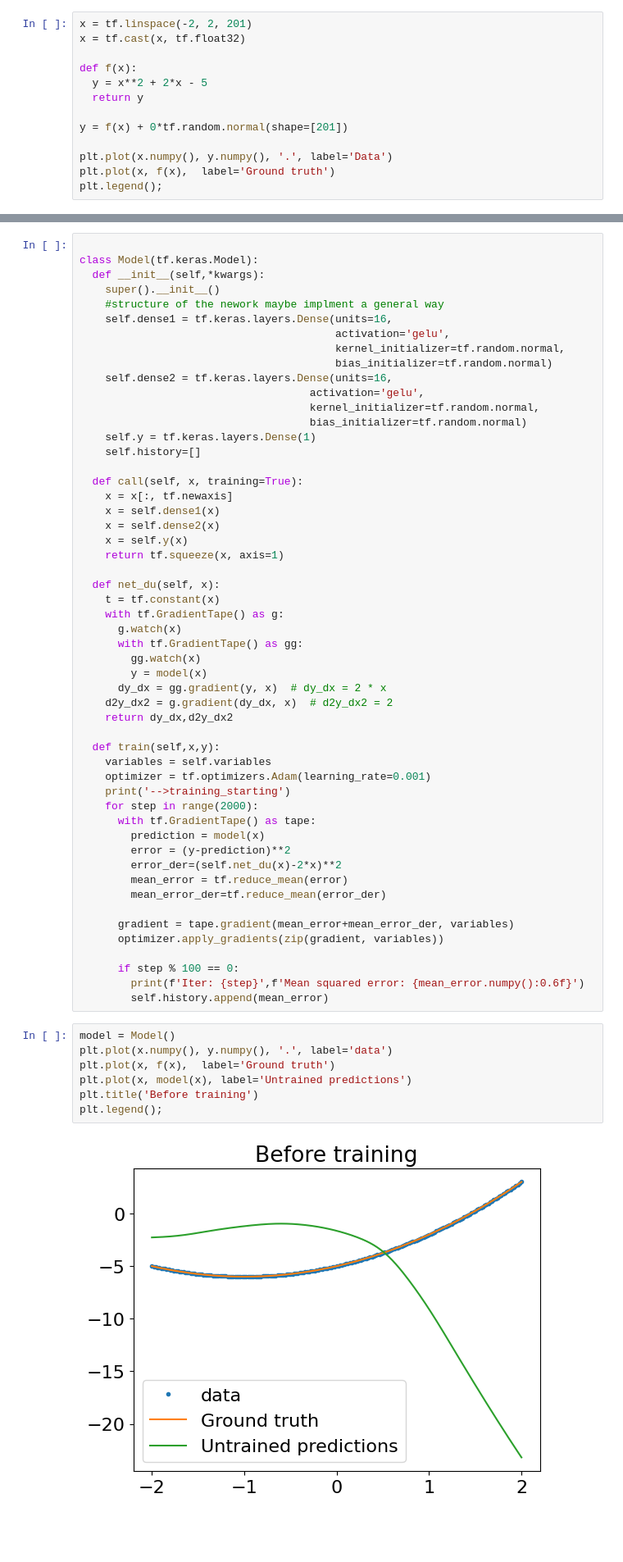
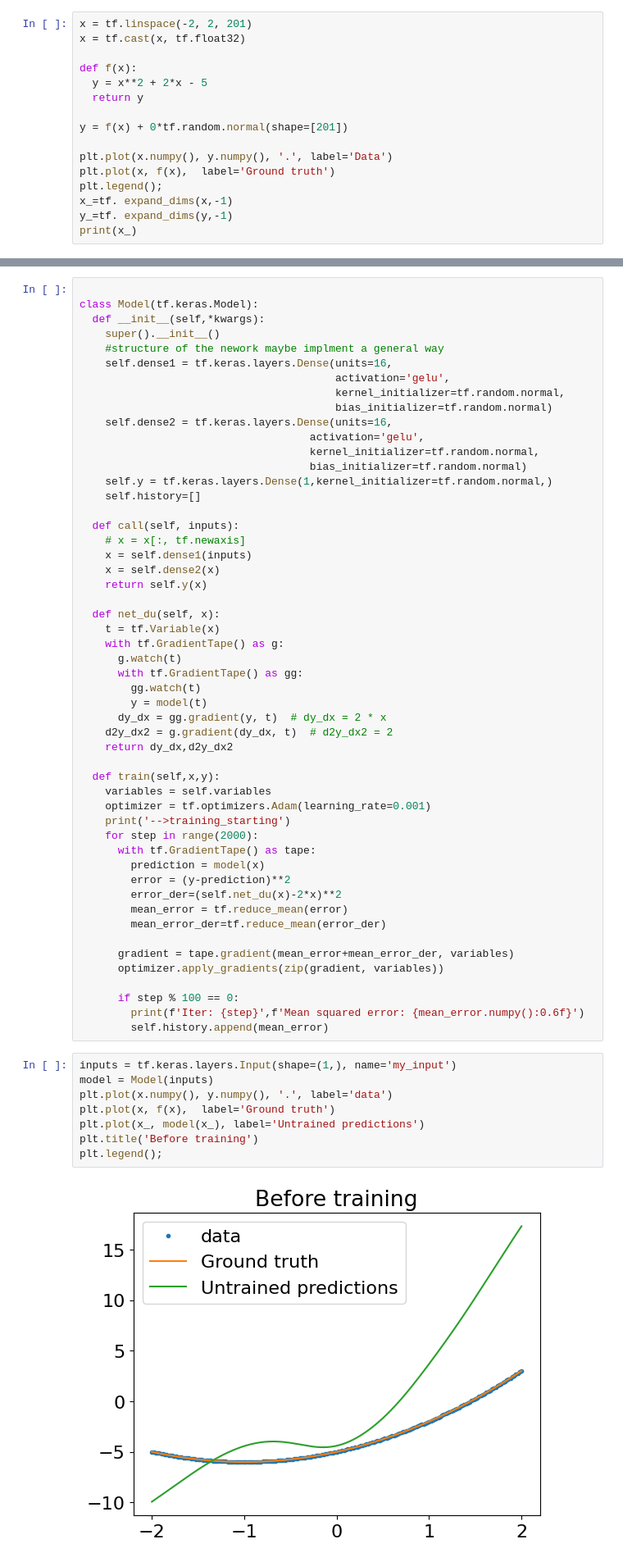
Before and after one commit to biondo999/napde_project, a Jupyter notebook: notebooks/tensorflow-basic.ipynb, the cells around one changed output, grey strips where cells are left out. Shown at 82% size. Drawn from its saved outputs; the diff is of its cells as text; blank space fills up the shorter version.

```diff
--- a/notebooks/tensorflow-basic.ipynb
+++ b/notebooks/tensorflow-basic.ipynb
@@ -63,4 +59,7 @@ y = f(x) + 0*tf.random.normal(shape=[201])
 plt.plot(x.numpy(), y.numpy(), '.', label='Data')
 plt.plot(x, f(x),  label='Ground truth')
 plt.legend();
+x_=tf. expand_dims(x,-1)
+y_=tf. expand_dims(y,-1)
+print(x_)
 # %% [output]
@@ -79,25 +95,24 @@ class Model(tf.keras.Model):
                                     activation='gelu',
                                     kernel_initializer=tf.random.normal,
                                     bias_initializer=tf.random.normal)
-    self.y = tf.keras.layers.Dense(1)
+    self.y = tf.keras.layers.Dense(1,kernel_initializer=tf.random.normal,)
     self.history=[]
 
-  def call(self, x, training=True):
-    x = x[:, tf.newaxis]
-    x = self.dense1(x)
+  def call(self, inputs):
+    # x = x[:, tf.newaxis]
+    x = self.dense1(inputs)
     x = self.dense2(x)
-    x = self.y(x)
-    return tf.squeeze(x, axis=1)
+    return self.y(x)
 
   def net_du(self, x):
-    t = tf.constant(x)
+    t = tf.Variable(x)
     with tf.GradientTape() as g:
-      g.watch(x)
+      g.watch(t)
       with tf.GradientTape() as gg:
-        gg.watch(x)
-        y = model(x)
-      dy_dx = gg.gradient(y, x)  # dy_dx = 2 * x
-    d2y_dx2 = g.gradient(dy_dx, x)  # d2y_dx2 = 2
+        gg.watch(t)
+        y = model(t)
+      dy_dx = gg.gradient(y, t)  # dy_dx = 2 * x
+    d2y_dx2 = g.gradient(dy_dx, t)  # d2y_dx2 = 2
     return dy_dx,d2y_dx2
 
   def train(self,x,y):
@@ -119,11 +134,12 @@ class Model(tf.keras.Model):
         print(f'Iter: {step}',f'Mean squared error: {mean_error.numpy():0.6f}')
         self.history.append(mean_error)
 # %%
-model = Model()
+inputs = tf.keras.layers.Input(shape=(1,), name='my_input')
+model = Model(inputs)
 plt.plot(x.numpy(), y.numpy(), '.', label='data')
 plt.plot(x, f(x),  label='Ground truth')
-plt.plot(x, model(x), label='Untrained predictions')
+plt.plot(x_, model(x_), label='Untrained predictions')
 plt.title('Before training')
 plt.legend();
 # %% [output]
-[figure, old version]
+[figure, new version]
```
Also changed, not shown: parts of 5 cells of this notebook, 6 other files.
